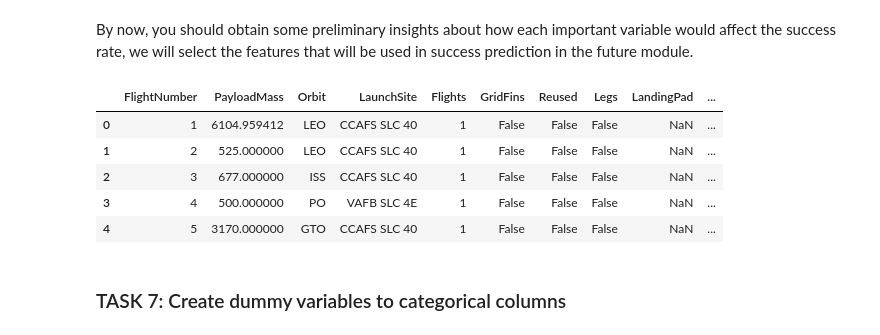
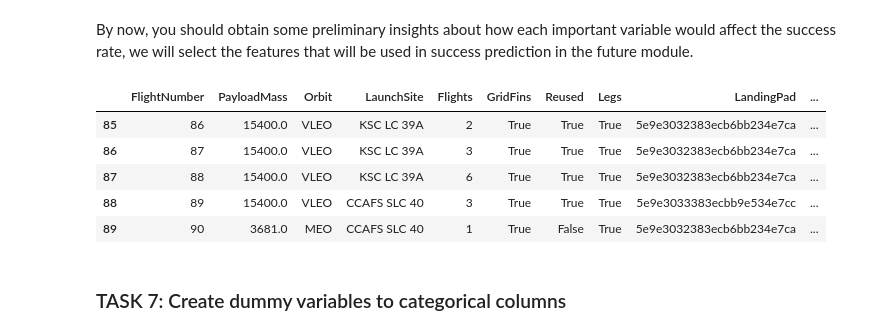
Before and after one commit to eveliinahampus/ibm-datascience, a Jupyter notebook: jupyter_labs_eda_dataviz.ipynb, the cells around one changed output. Cells and saved outputs as stored; diff of their text form; code cells hidden in the pictures.

```diff
--- a/jupyter_labs_eda_dataviz.ipynb
+++ b/jupyter_labs_eda_dataviz.ipynb
@@ -219,14 +219,14 @@ You can observe that the success rate since 2013 kept increasing till 2017 (stab
 By now, you should obtain some preliminary insights about how each important variable would affect the success rate, we will select the features that will be used in success prediction in the future module.
 # %%
 features = df[['FlightNumber', 'PayloadMass', 'Orbit', 'LaunchSite', 'Flights', 'GridFins', 'Reused', 'Legs', 'LandingPad', 'Block', 'ReusedCount', 'Serial']]
-features.head()
+features.tail()
 # %% [output]
 |  | FlightNumber | PayloadMass | Orbit | LaunchSite | Flights | GridFins | Reused | Legs | LandingPad | ... |
-| 0 | 1 | 6104.959412 | LEO | CCAFS SLC 40 | 1 | False | False | False | NaN | ... |
-| 1 | 2 | 525.000000 | LEO | CCAFS SLC 40 | 1 | False | False | False | NaN | ... |
-| 2 | 3 | 677.000000 | ISS | CCAFS SLC 40 | 1 | False | False | False | NaN | ... |
-| 3 | 4 | 500.000000 | PO | VAFB SLC 4E | 1 | False | False | False | NaN | ... |
-| 4 | 5 | 3170.000000 | GTO | CCAFS SLC 40 | 1 | False | False | False | NaN | ... |
+| 85 | 86 | 15400.0 | VLEO | KSC LC 39A | 2 | True | True | True | 5e9e3032383ecb6bb234e7ca | ... |
+| 86 | 87 | 15400.0 | VLEO | KSC LC 39A | 3 | True | True | True | 5e9e3032383ecb6bb234e7ca | ... |
+| 87 | 88 | 15400.0 | VLEO | KSC LC 39A | 6 | True | True | True | 5e9e3032383ecb6bb234e7ca | ... |
+| 88 | 89 | 15400.0 | VLEO | CCAFS SLC 40 | 3 | True | True | True | 5e9e3033383ecbb9e534e7cc | ... |
+| 89 | 90 | 3681.0 | MEO | CCAFS SLC 40 | 1 | True | False | True | 5e9e3032383ecb6bb234e7ca | ... |
 # %% [markdown]
  ### TASK  7: Create dummy variables to categorical columns
 # %% [markdown]
```
Also changed, not shown: parts of 2 cells of this notebook.
